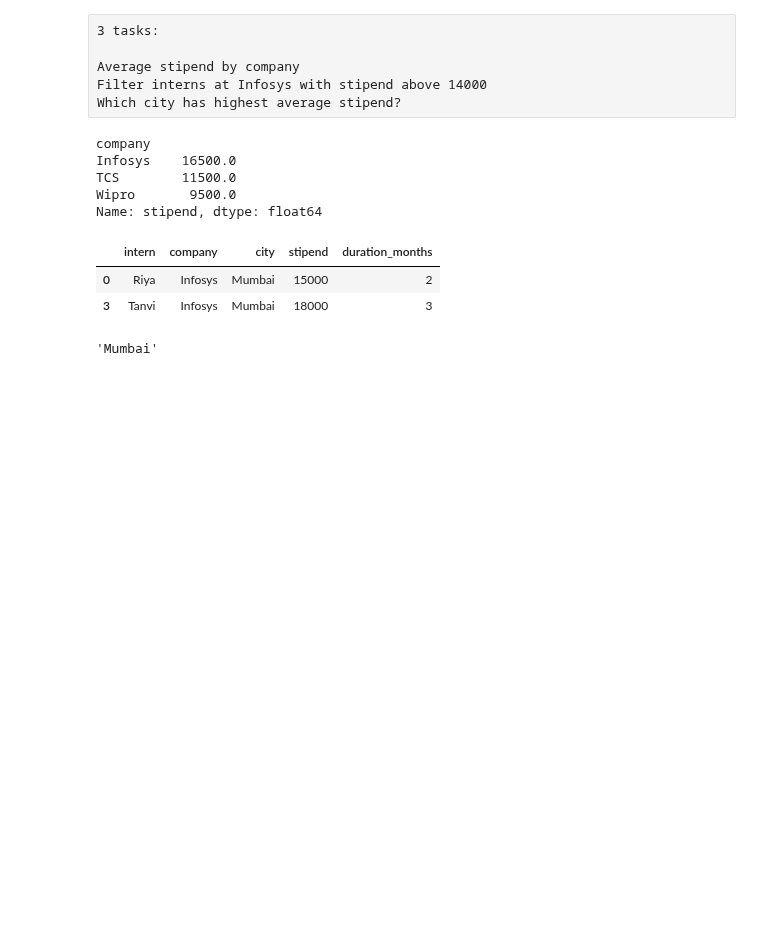
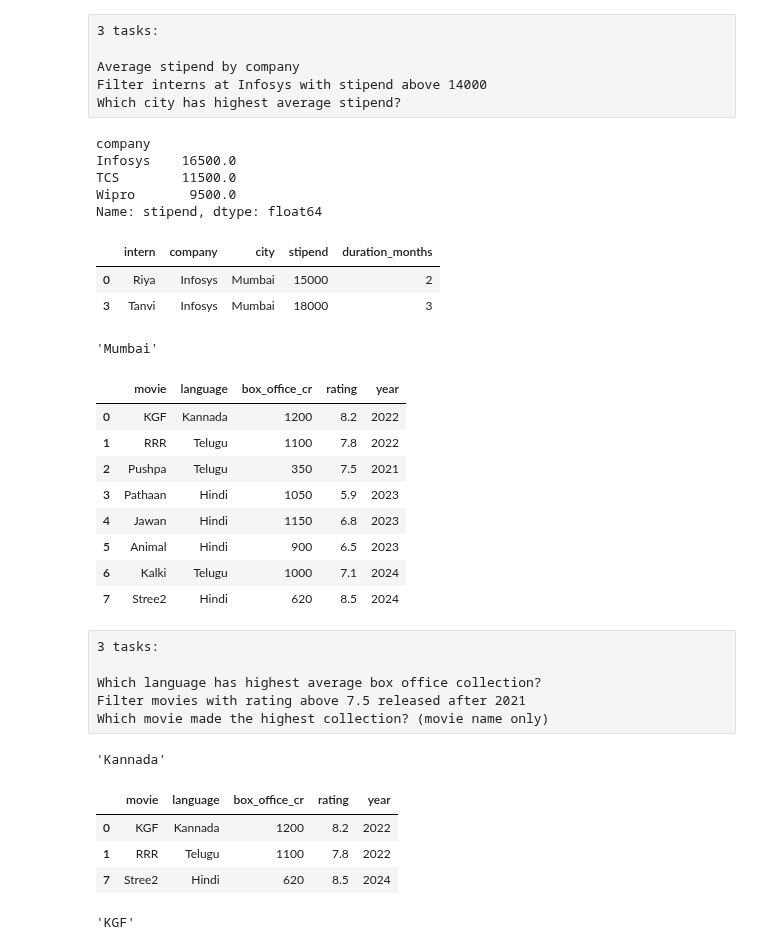
Before and after one commit to sayali-devkar/data_analysis_learning, a Jupyter notebook: pandas/practice/pandas_Basics_2.ipynb, the cells around one changed output. Saved outputs shown, nothing was run; the diff lists cells and outputs as text; code cells hidden in the pictures; blank space fills up the shorter version.

Commit message:
pandas practice - Bollywood dataset groupby filtering idxmax

```diff
--- a/pandas/practice/pandas_Basics_2.ipynb
+++ b/pandas/practice/pandas_Basics_2.ipynb
@@ -599,3 +599,47 @@ df[(df['company'] == 'Infosys') & (df['stipend'] >14000)]
 df.groupby('city')['stipend'].mean().idxmax()
 # %% [output]
 'Mumbai'
+# %%
+import pandas as pd
+
+data = {
+    'movie': ['KGF', 'RRR', 'Pushpa', 'Pathaan', 'Jawan', 'Animal', 'Kalki', 'Stree2'],
+    'language': ['Kannada', 'Telugu', 'Telugu', 'Hindi', 'Hindi', 'Hindi', 'Telugu', 'Hindi'],
+    'box_office_cr': [1200, 1100, 350, 1050, 1150, 900, 1000, 620],
+    'rating': [8.2, 7.8, 7.5, 5.9, 6.8, 6.5, 7.1, 8.5],
+    'year': [2022, 2022, 2021, 2023, 2023, 2023, 2024, 2024]
+}
+
+df = pd.DataFrame(data)
+df
+# %% [output]
+|  | movie | language | box_office_cr | rating | year |
+| 0 | KGF | Kannada | 1200 | 8.2 | 2022 |
+| 1 | RRR | Telugu | 1100 | 7.8 | 2022 |
+| 2 | Pushpa | Telugu | 350 | 7.5 | 2021 |
+| 3 | Pathaan | Hindi | 1050 | 5.9 | 2023 |
+| 4 | Jawan | Hindi | 1150 | 6.8 | 2023 |
+| 5 | Animal | Hindi | 900 | 6.5 | 2023 |
+| 6 | Kalki | Telugu | 1000 | 7.1 | 2024 |
+| 7 | Stree2 | Hindi | 620 | 8.5 | 2024 |
+# %% [raw]
+3 tasks:
+
+Which language has highest average box office collection?
+Filter movies with rating above 7.5 released after 2021
+Which movie made the highest collection? (movie name only)
+# %%
+df.groupby('language')['box_office_cr'].mean().idxmax()
+# %% [output]
+'Kannada'
+# %%
+df[(df['rating'] > 7.5) & (df['year'] > 2021)]
+# %% [output]
+|  | movie | language | box_office_cr | rating | year |
+| 0 | KGF | Kannada | 1200 | 8.2 | 2022 |
+| 1 | RRR | Telugu | 1100 | 7.8 | 2022 |
+| 7 | Stree2 | Hindi | 620 | 8.5 | 2024 |
+# %%
+df.loc[df['box_office_cr'].idxmax(), 'movie']
+# %% [output]
+'KGF'
```
